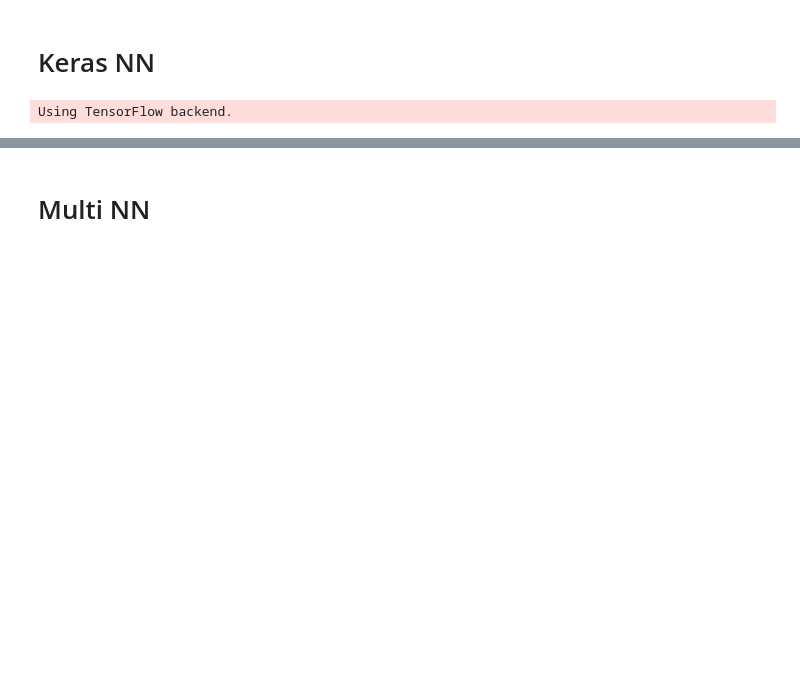
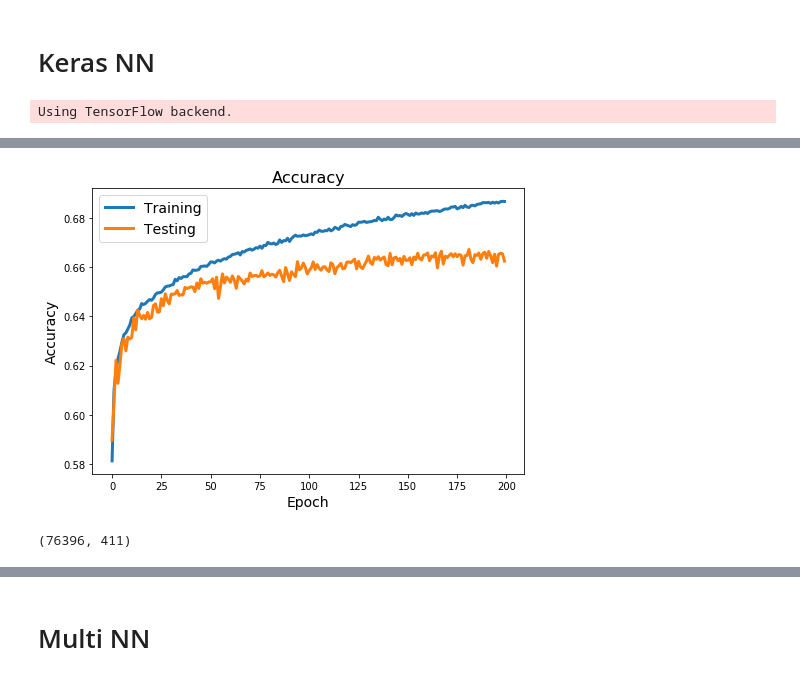
Before and after one commit to paulroussel/EA-NLP, a Jupyter notebook: Using_data.ipynb, the cells around one changed output, grey strips where cells are left out. Saved outputs shown, nothing was run; the diff lists cells and outputs as text; code cells hidden in the pictures; blank space fills up the shorter version.

Commit message:
model flair

```diff
--- a/Using_data.ipynb
+++ b/Using_data.ipynb
@@ -34,10 +34,13 @@ title_lsa = cache.load('feature_title_lsa_96k')
 content_w2v = cache.load('feature_content_w2v_96k')
 title_w2v = cache.load('feature_title_w2v_96k')
 description_w2v = cache.load('feature_description_w2v_96k')
+
+
+title_flair = cache.load('features_embedding_titles_diversified')
 # %%
 XY = []
 for i in range(len(labels)):
-    temp = [item for item in np.concatenate((content_lsa[i],description_lsa[i],title_lsa[i],content_w2v[i],title_w2v[i],description_w2v[i],labels['thematic_value'][i]),axis=None)]
-    if len(temp)==112:
+    temp = [item for item in np.concatenate((content_lsa[i],description_lsa[i],title_lsa[i],content_w2v[i],title_w2v[i],description_w2v[i],title_flair[i],labels['thematic_value'][i]),axis=None)]
+    if len(temp)==412:
         XY+=[temp]
 XY = np.array(XY)
@@ -133,0 +210,21 @@ Y_test_cat = Y_cat[split+1:,:]
+# %%
+name=f'project-{int(time.time())}'
+
+
+model=Sequential()
+
+model.add(Dense(32, activation='relu'))
+model.add(Dense(256,activation='relu'))
+model.add(Dense(256,activation='relu'))
+
+model.add(Dense(11,activation='softmax'))
+
+ada = keras.optimizers.Adagrad()
+
+model.compile(loss='categorical_crossentropy',
+              optimizer=ada,
+              metrics=["accuracy"])
+
+class_weights = {i:len(Y_train)/(sum(np.array([int(item==i) for item in Y_train]))*11) for i in range(11)}
+
+history = model.fit(X_train, Y_train_cat, batch_size=32, epochs=200, validation_data=(X_test, Y_test_cat),class_weight = class_weights)
@@ -134,2 +249,15 @@ Y_test_cat = Y_cat[split+1:,:]
+# %%
+plt.figure(figsize=(7, 5))
+plt.plot(history.epoch, history.history['acc'], lw=3, label='Training')
+plt.plot(history.epoch, history.history['val_acc'], lw=3, label='Testing')
+plt.legend(fontsize=14)
+plt.title('Accuracy', fontsize=16)
+plt.xlabel('Epoch', fontsize=14)
+plt.ylabel('Accuracy', fontsize=14)
+plt.tight_layout()
+# %% [output]
+[figure, added]
 # %%
-Y_cat.shape
+X_train.shape
+# %% [output]
+(76396, 411)
```
Also changed, not shown: parts of 23 cells of this notebook.
